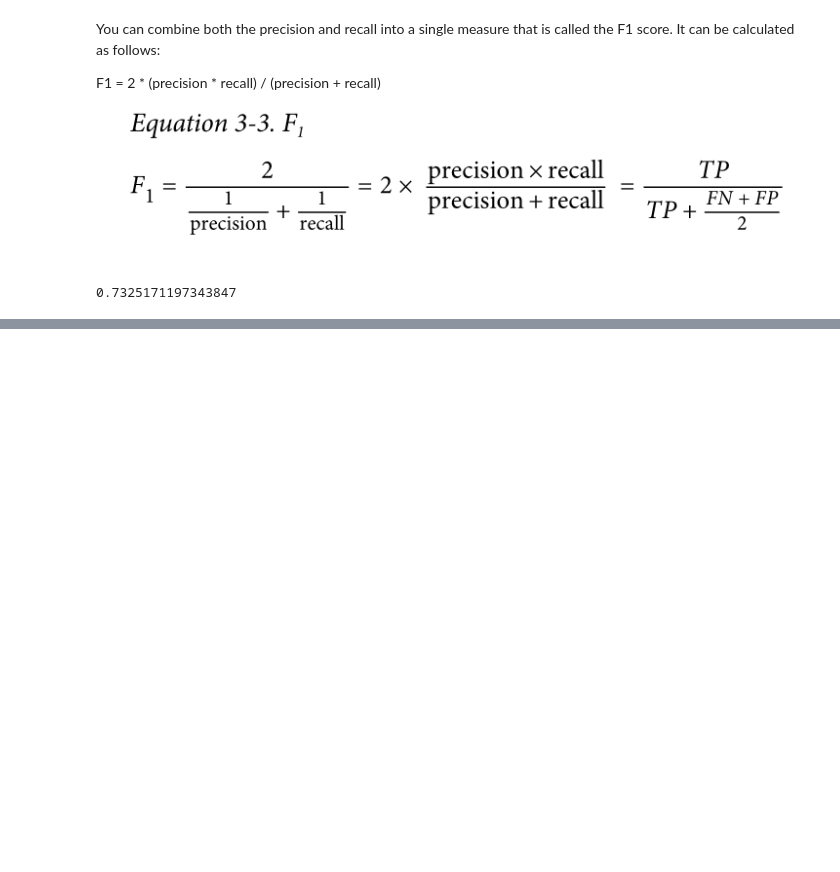
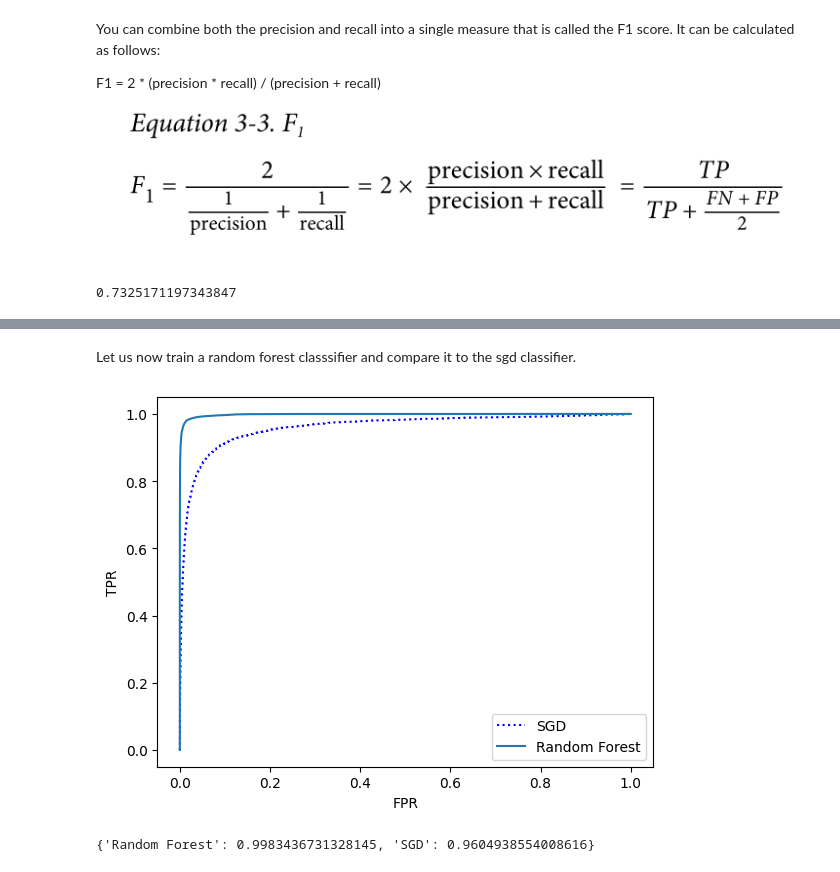
Before and after one commit to Thoalfeqar-gata/Hands-on-machine-learing-, a Jupyter notebook: Classification/main.ipynb, the cells around one changed output, grey strips where cells are left out. Drawn from its saved outputs; the diff is of its cells as text; code cells hidden in the pictures; blank space fills up the shorter version.

```diff
--- a/Classification/main.ipynb
+++ b/Classification/main.ipynb
@@ -120,0 +201,2 @@ f1_score(y_train_5, y_train_pred)
+# %% [markdown]
+Let us now train a random forest classsifier and compare it to the sgd classifier.
@@ -120,0 +205,19 @@ f1_score(y_train_5, y_train_pred)
+# %%
+forest_clf = RandomForestClassifier(random_state = 42)
+y_probas_forest = cross_val_predict(forest_clf, X_train, y_train_5, cv = 3, method = 'predict_proba')
+# %%
+y_scores_forest = y_probas_forest[:, 1] # get the probability of the positive class
+fpr_forest, tpr_forest, thresholds_forest = roc_curve(y_train_5, y_scores_forest)
+
+plt.plot(fpr, tpr, 'b:', label = 'SGD')
+plt.plot(fpr_forest, tpr_forest, label = 'Random Forest')
+plt.xlabel('FPR')
+plt.ylabel('TPR')
+plt.legend(loc = 'lower right')
+plt.show()
+# %% [output]
+[figure, added]
+# %%
+{'Random Forest' : roc_auc_score(y_train_5, y_scores_forest), 'SGD' : roc_auc_score(y_train_5, y_scores)}
+# %% [output]
+{'Random Forest': 0.9983436731328145, 'SGD': 0.9604938554008616}
```
Also changed, not shown: parts of 17 cells of this notebook, 1 other file.
